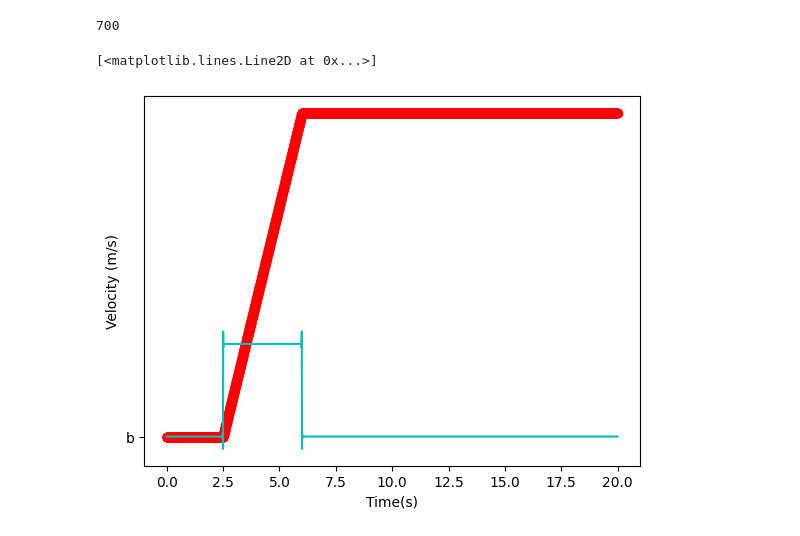
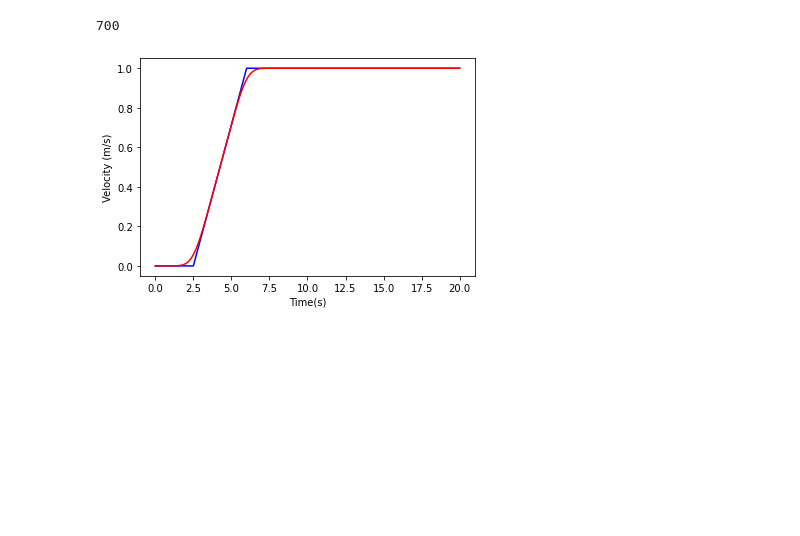
Before and after one commit to Umich-NASA-Big-Idea-Challenge/Speccing, a Jupyter notebook: Graphing.ipynb, the cells around one changed output. Drawn from its saved outputs; the diff is of its cells as text; code cells hidden in the pictures; blank space fills up the shorter version.

```diff
--- a/Graphing.ipynb
+++ b/Graphing.ipynb
@@ -29,28 +26,24 @@ plt.plot(new_time, test_smooth(new_time,1), colors[4])
 # %%
 # % VELOCITY PROFILE GENERATION
 x_k_dot_final = 1                                                      # Final ball-bot velocity (m/s)
 t_final = 20                                                           # Duration of the simulation (s)
 t_constant = 6 # Ramp lasts from 2.5 s to t_constant                   # Time to reach constant final velocity (s)
 dt = 1/200                                                             # Simulation timestep
 t_length = int(t_final/dt)                                             # Length of time vector
 t = np.linspace(0, t_final, t_length)                                  # Time vector (s)
 
 print((round(t_length*(t_constant/t_final))-500))
 linear = np.linspace(0,x_k_dot_final, (round(t_length*(t_constant/t_final))-500) )
 x_k_dot = np.concatenate((np.zeros(500), linear, x_k_dot_final*np.ones(4000-1200)))                      # Velocity vector (m/s)
 x_k_dot[np.arange(len(x_k_dot),t_length,1)] = x_k_dot_final          # Velocity vector (m/s)
 
 # plt.figure(dpi=300)
-plt.plot(t,x_k_dot,'ro', colors[0])
+plt.plot(t,x_k_dot, colors[0])
 plt.xlabel('Time(s)')
 plt.ylabel('Velocity (m/s)')
-smoothed_velocty = interpolate.CubicSpline(t,x_k_dot)
-type(smoothed_velocty(t))
-plt.plot(t,smoothed_velocty(t),colors[2])
-plt.plot(t,smoothed_velocty(t,1),colors[3])
-# plt.axis([0,2.75,0,.2])
-#plt.show()
+smoothed_velocty = gaussian_filter1d(x_k_dot,100)  #Smoothing velocity with a sigma of 100
+plt.plot(t,smoothed_velocty,colors[2])
+plt.show()
 # %% [output]
 700
-[<matplotlib.lines.Line2D at 0x...>]
-[figure, old version]
+[figure, new version]
```
Also changed, not shown: parts of 7 cells of this notebook.
